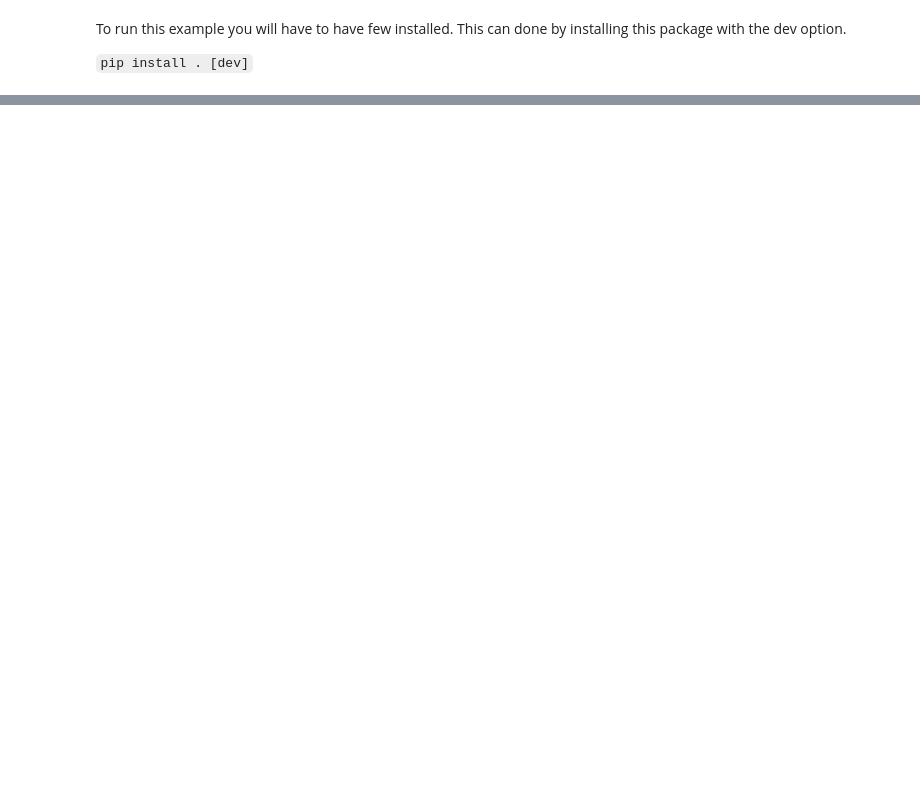
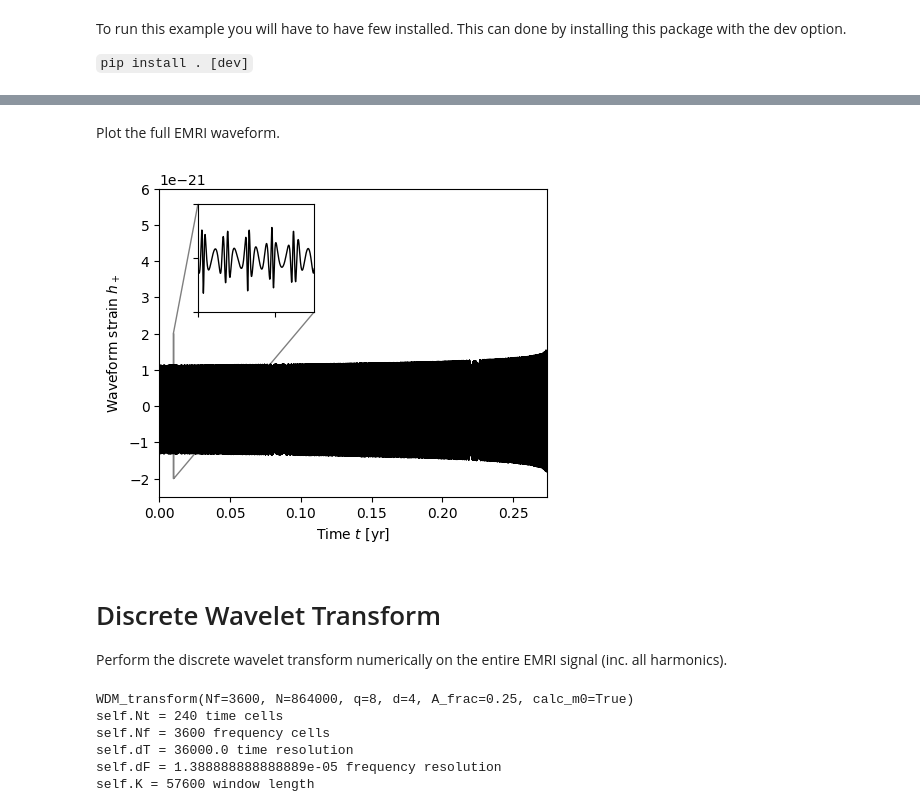
Before and after one commit to cjm96/Time_Frequency_Waveforms, a Jupyter notebook: docs/source/emri_example.ipynb, the cells around one changed output, grey strips where cells are left out. Saved outputs shown, nothing was run; the diff lists cells and outputs as text; code cells hidden in the pictures; blank space fills up the shorter version.

```diff
--- a/docs/source/emri_example.ipynb
+++ b/docs/source/emri_example.ipynb
@@ -70,0 +93,63 @@ new_phase_evolution = spline(t_new)
+# %%
+few = FastSchwarzschildEccentricFlux(
+    inspiral_kwargs=inspiral_kwargs,
+    amplitude_kwargs=amplitude_kwargs,
+    Ylm_kwargs=Ylm_kwargs,
+    sum_kwargs=sum_kwargs
+)
+
+dt = 10.0    # sampling interval [s]
+times = np.arange(t[0], t[-1], dt)
+
+wave = few(M, mu, p0, e0, theta, phi, dt=dt, T=T) / ((dist * Gpc) / (mu * MRSUN_SI))
+# %% [markdown]
+Plot the full EMRI waveform.
+# %%
+fig, ax = plt.subplots(figsize=(5,4))
+ax.plot(times/3.154e7, np.real(wave), 'k-', lw=1)
+ax.set_xlabel(r"Time $t$ [yr]")
+ax.set_xlim(0, t[-1]/3.154e7)
+ax.set_ylabel(r"Waveform strain $h_+$")
+ax.set_ylim(-2.5e-21, 6.0e-21)
+
+# inset Axes....
+x1, x2, y1, y2 = 0.01, 0.0103, -2.0e-21, 2.0e-21  # subregion of the original image
+axins = ax.inset_axes(
+    [0.1, 0.6, 0.3, 0.35],
+    xlim=(x1, x2), ylim=(y1, y2), xticklabels=[], yticklabels=[])
+axins.plot(times/3.154e7, np.real(wave), 'k-', lw=1)
+ax.indicate_inset_zoom(axins, edgecolor="black")
+
+plt.show()
+# %% [output]
+[figure, added]
+# %% [markdown]
+# Discrete Wavelet Transform
+
+Perform the discrete wavelet transform numerically on the entire EMRI signal (inc. all harmonics).
+# %%
+dt = 10.0                  # sampling interval [s]
+num_samples_per_dT = 3600  # wavelet length \Delta T = 10 hours
+
+desired_length = WDM.utils.next_multiple(times.shape[0], num_samples_per_dT)
+
+Nt = desired_length // num_samples_per_dT
+Nf = desired_length // Nt
+
+assert Nt * Nf == desired_length, "Desired length not achieved!"
+
+wdm = WDM.WDM.WDM_transform(dt=dt, Nf=Nf, N=desired_length, q=8, calc_m0=True)
+
+print(wdm)
+
+wave_padded, padding_mask = WDM.utils.pad_signal(wave, desired_length)
+
+w_plus_nm = wdm(np.real(wave_padded))
+w_cross_nm = wdm(np.real(wave_padded))
+# %% [output]
+WDM_transform(Nf=3600, N=864000, q=8, d=4, A_frac=0.25, calc_m0=True)
+self.Nt = 240 time cells
+self.Nf = 3600 frequency cells
+self.dT = 36000.0 time resolution
+self.dF = 1.388888888888889e-05 frequency resolution
+self.K = 57600 window length
```
Also changed, not shown: parts of 34 cells of this notebook.
